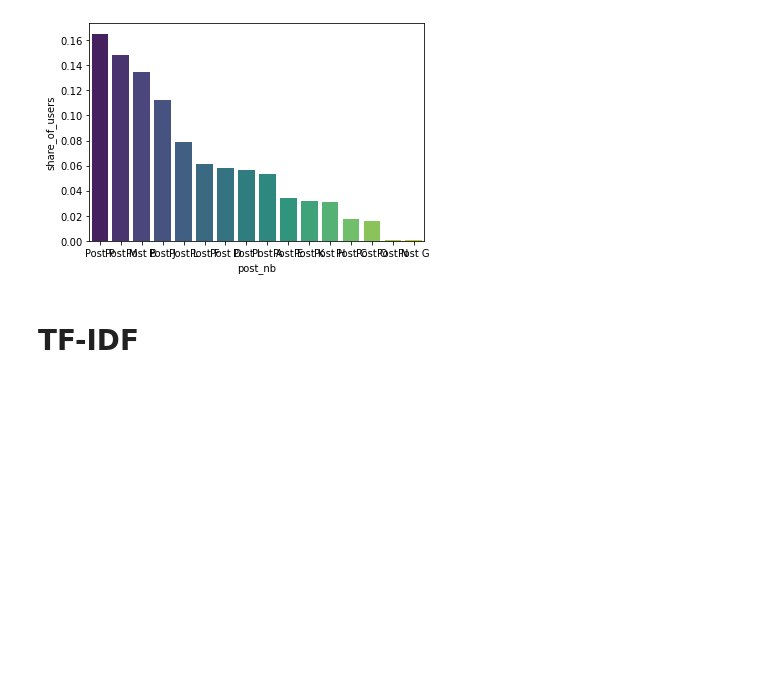
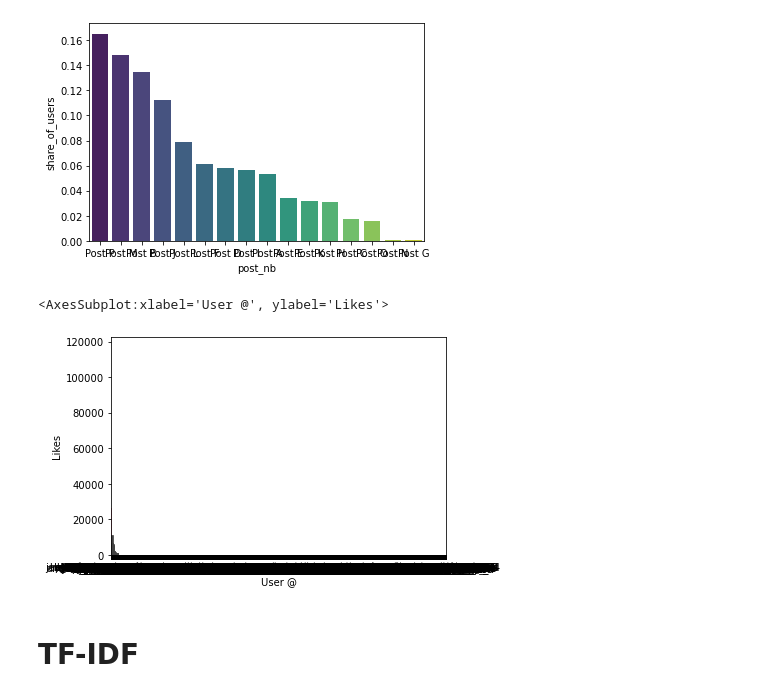
Before and after one commit to pouvoirdasha/sociology_scrapping, a Jupyter notebook: notebooks_stats_finetuning/decriptive_stats_dasha.ipynb, the cells around one changed output. Drawn from its saved outputs; the diff is of its cells as text; code cells hidden in the pictures; blank space fills up the shorter version.

```diff
--- a/notebooks_stats_finetuning/decriptive_stats_dasha.ipynb
+++ b/notebooks_stats_finetuning/decriptive_stats_dasha.ipynb
@@ -133,4 +133,15 @@ sns.barplot(x='post_nb', y='share_of_users', data=users_per_post, palette='virid
 # %% [output]
 <AxesSubplot:xlabel='post_nb', ylabel='share_of_users'>
 [figure]
+# %%
+#number of likes en moyenne par commentaire sur un post en particulier
+
+tiktok['Nickname'] = tiktok['Nickname'].astype("string")
+tiktok['User @'] = tiktok['User @'].astype("string")
+
+tiktok.dtypes
+sns.barplot(x='User @', y='Likes', data=tiktok)#, palette='viridis')
+# %% [output]
+<AxesSubplot:xlabel='User @', ylabel='Likes'>
+[figure, added]
 # %%
```
Also changed, not shown: parts of 3 cells of this notebook.
